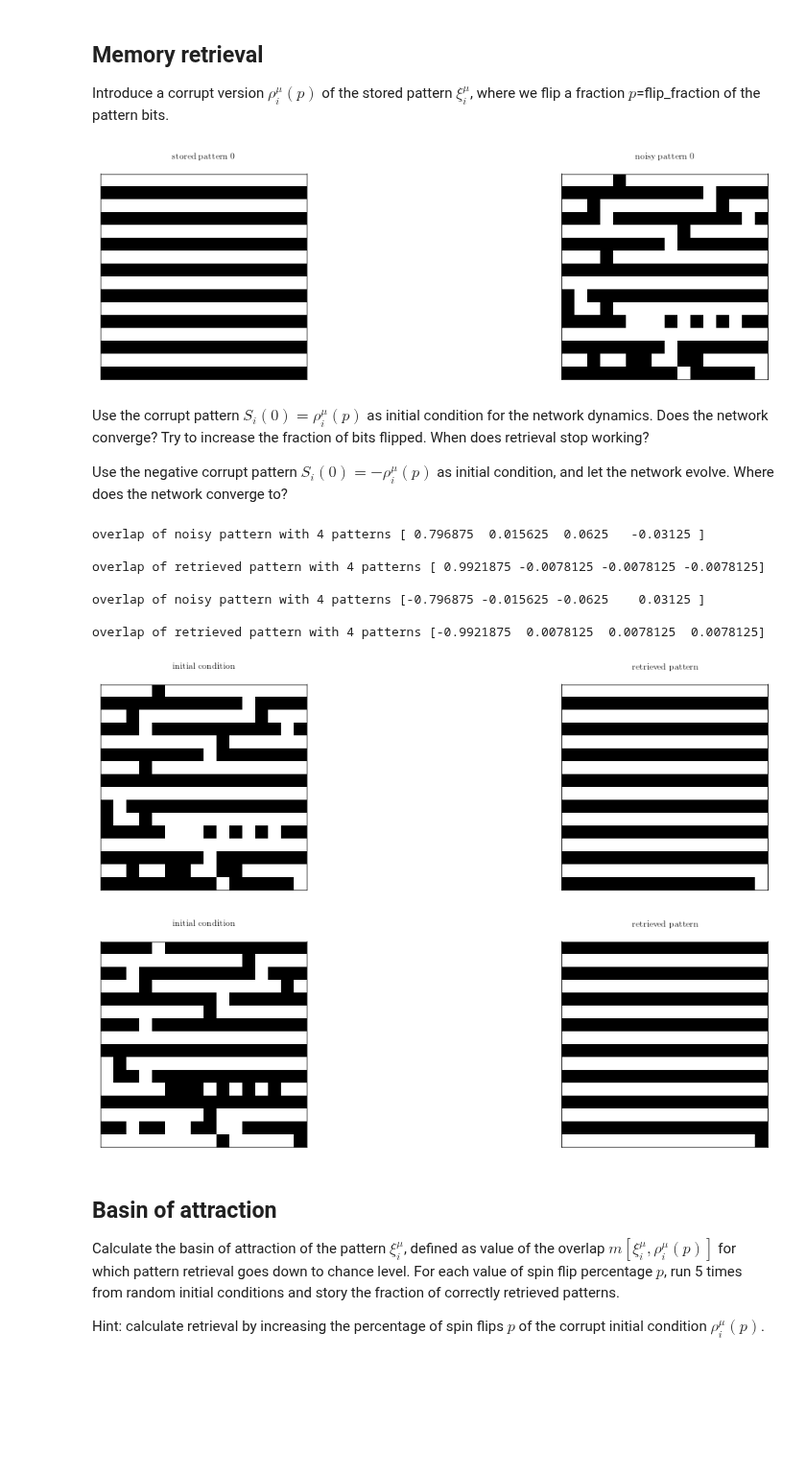
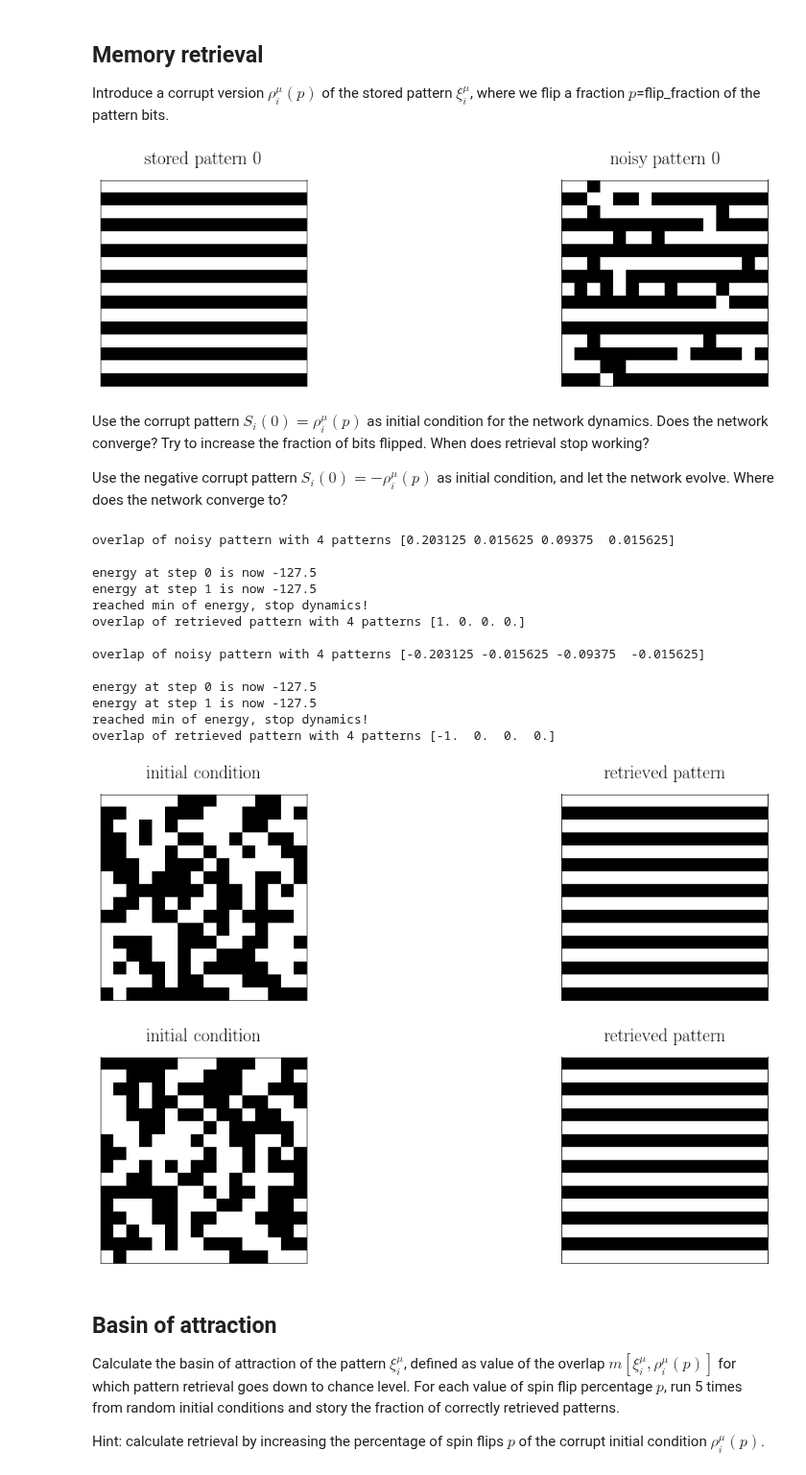
Before and after one commit to mazzulab/AppliedMathNotebooks, a Jupyter notebook: Hopfield0_updated.ipynb, the cells around one changed output. Shown at 96% size. Saved outputs shown, nothing was run; the diff lists cells and outputs as text; code cells hidden in the pictures; blank space fills up the shorter version.

```diff
--- a/Hopfield0_updated.ipynb
+++ b/Hopfield0_updated.ipynb
@@ -63,9 +63,9 @@ def plotpattern(pattern,ax,title='pattern'):
     ax.set_xticks([]); ax.set_yticks([]); ax.set_title(title)
 
 train_data=generate_orth_patterns(nunits,npatterns)
-# train_data=generate_rand_patterns(nunits,npatterns,0.5)
+# train_data=generate_rand_patterns(nunits,npatterns,0.1)
 
-nplot=npatterns
+nplot=len(train_data)
 fig,ax=plt.subplots(1,nplot,figsize=(20,5))
 for i in range(nplot):
     plotpattern(train_data[i],ax[i],title='pattern %s' % i)
@@ -81,6 +81,11 @@ $$
 # %%
 def compute_overlap(pattern1,pattern2):
     # returns: overlap between the patterns
+    shape1=pattern1.shape
+    if shape1 !=pattern2.shape:
+        raise ValueError("patterns have different shape!")
+    dot_prod=np.dot(pattern1.flatten(),pattern2.flatten())
+    return float(dot_prod)/np.prod(shape1)
 
 def compute_overlap_list(reference_pattern,pattern_list):
     overlap=np.zeros(len(pattern_list))
@@ -122,6 +127,8 @@ $$
 where the last term enforces $w_{ii}=0$.
 # %%
 # hebb rule
+weights0=np.outer(train_data[0],train_data[0])/nunits
+np.fill_diagonal(weights0,0)
 
 def plotweights(self,file="current_weight.png"):
     plt.figure(figsize=(5,4))
@@ -155,9 +162,3 @@ $$
 Prob[S_i(t+1)=+1]={1\over 1+e^{-2\beta (h_i(t)+\theta_i)}} \ ,
 $$
 where $h_i(t)=\sum_{j=1}^N w_{ij}S_j(t)$ is the neuron's input and $\theta_i$ is an activation threshold. $\beta=1/T$ is the inverse temperature.
-# %%
-# dynamics
-def probspin(h,beta):
-
-
-def flow(pattern,weights,theta=0.,steps=50000,display=True,EarlyStop=True,T=0):
@@ -173,36 +210,55 @@ def noisify(pattern,flip_fraction):
     choices=np.random.choice(lenpat,int(round(flip_fraction*lenpat)),replace=False)
     noisy_pattern[choices]=-noisy_pattern[choices]
     return noisy_pattern
+
+noisy0=noisify(train_data[0],0.1)
+fig,ax=plt.subplots(1,2,figsize=(20,5))
+plotpattern(train_data[0],ax[0],title='stored pattern 0')
+plotpattern(noisy0,ax[1],title='noisy pattern 0')
 # %% [output]
-[figure, old version]
+[figure, new version]
 # %% [markdown]
 Use the corrupt pattern $S_i(0)=\rho^{\mu}_i(p)$ as initial condition for the network dynamics. Does the network converge? Try to increase the fraction of bits flipped. When does retrieval stop working?
 
 Use the negative corrupt pattern $S_i(0)=-\rho^{\mu}_i(p)$ as initial condition, and let the network evolve. Where does the network converge to?
 # %%
+noisy0=noisify(train_data[0],0.4)
+
+overlap=compute_overlap_list(noisy0,train_data)
 # evolve corrupt version of 1st pattern
 print('overlap of noisy pattern with 4 patterns %s\n' % overlap)
+noisy_evolved0=flow(noisy0,weights0,theta=0,steps=100)
+overlap=compute_overlap_list(noisy_evolved0,train_data)
 print('overlap of retrieved pattern with 4 patterns %s\n' % overlap)
 fig,ax=plt.subplots(1,2,figsize=(20,5))
 plotpattern(noisy0,ax[0],title='initial condition')
 plotpattern(noisy_evolved0,ax[1],title='retrieved pattern')
 
-# evolve corrupt version of minus the 1st pattern
+overlap=compute_overlap_list(-noisy0,train_data)
+# evolve corrupt version of 1st pattern
 print('overlap of noisy pattern with 4 patterns %s\n' % overlap)
+noisy_evolved0=flow(-noisy0,weights0,theta=0,steps=100)
+overlap=compute_overlap_list(noisy_evolved0,train_data)
 print('overlap of retrieved pattern with 4 patterns %s\n' % overlap)
 fig,ax=plt.subplots(1,2,figsize=(20,5))
 plotpattern(-noisy0,ax[0],title='initial condition')
 plotpattern(noisy_evolved0,ax[1],title='retrieved pattern')
 # %% [output]
-overlap of noisy pattern with 4 patterns [ 0.796875  0.015625  0.0625   -0.03125 ]
+overlap of noisy pattern with 4 patterns [0.203125 0.015625 0.09375  0.015625]
 
-overlap of retrieved pattern with 4 patterns [ 0.9921875 -0.0078125 -0.0078125 -0.0078125]
+energy at step 0 is now -127.5
+energy at step 1 is now -127.5
+reached min of energy, stop dynamics!
+overlap of retrieved pattern with 4 patterns [1. 0. 0. 0.]
 
-overlap of noisy pattern with 4 patterns [-0.796875 -0.015625 -0.0625    0.03125 ]
+overlap of noisy pattern with 4 patterns [-0.203125 -0.015625 -0.09375  -0.015625]
 
-overlap of retrieved pattern with 4 patterns [-0.9921875  0.0078125  0.0078125  0.0078125]
+energy at step 0 is now -127.5
+energy at step 1 is now -127.5
+reached min of energy, stop dynamics!
+overlap of retrieved pattern with 4 patterns [-1.  0.  0.  0.]
-[figure, old version]
+[figure, new version]
-[figure, old version]
+[figure, new version]
 # %% [markdown]
 ## Basin of attraction
 
```
Also changed, not shown: parts of 11 cells of this notebook, 2 other files.
